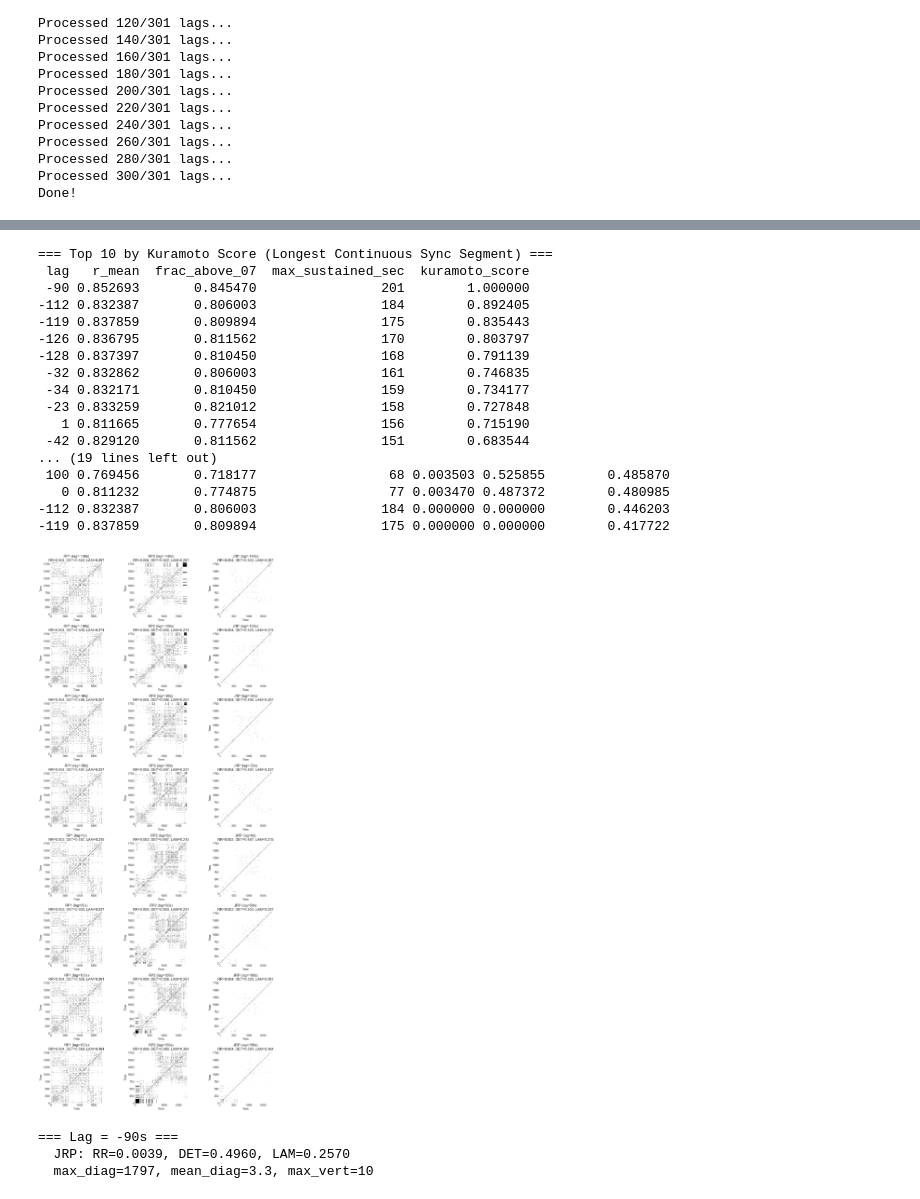
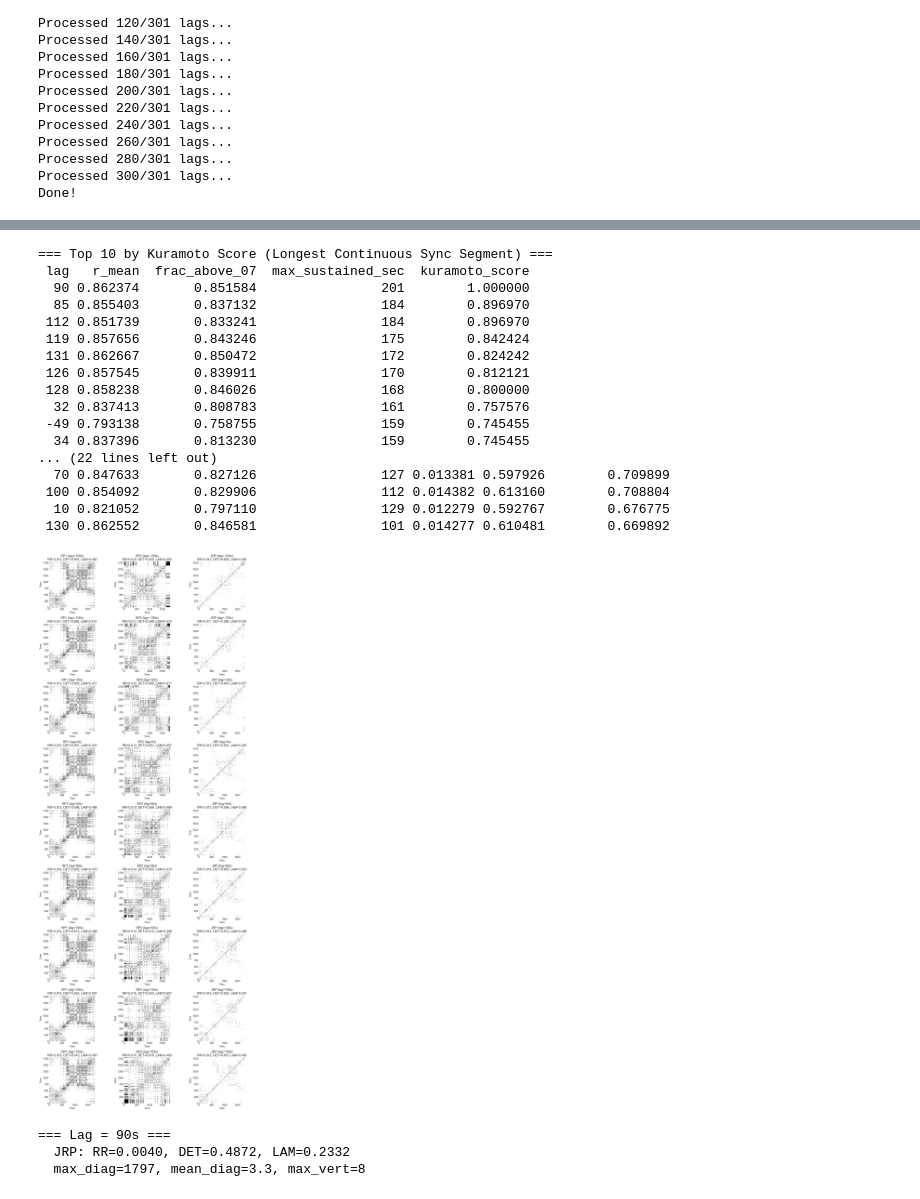
Before and after one commit to dgarciacesga/synch_delay, a Jupyter notebook: notebooks/kuramoto_jrp_analysis_T11_T12.ipynb, the cells around one changed output, grey strips where cells are left out. Drawn from its saved outputs; the diff is of its cells as text; code cells hidden in the pictures.

```diff
--- a/notebooks/kuramoto_jrp_analysis_T11_T12.ipynb
+++ b/notebooks/kuramoto_jrp_analysis_T11_T12.ipynb
@@ -46,8 +46,8 @@ df_hour = df.loc[start_time:end_time].copy()
 print(f'Window: {df_hour.index[0]} to {df_hour.index[-1]}')
 print(f'Length: {len(df_hour)} samples')
 
-s1 = pd.Series(df_hour['FormacionMWEntT11TempPV'].values).interpolate().values
-s2 = pd.Series(df_hour['FormacionMWSalT12TempPV'].values).interpolate().values
+s1 = pd.Series(df_hour['FormacionMWSalT12TempPV'].values).interpolate().values
+s2 = pd.Series(df_hour['FormacionMWEntT11TempPV'].values).interpolate().values
 
 # Normalize to [-1, 1] centered at 0
 def normalize_zero_centered(x):
@@ -187,8 +187,8 @@ s2_emb = embed_time_series(s2_norm, m=m, tau=tau)
 
 print(f'Embedded shapes: s1={s1_emb.shape}, s2={s2_emb.shape}')
 
-rp1, thresh1 = recurrence_plot(s1_emb, rate=0.05)
-rp2, thresh2 = recurrence_plot(s2_emb, rate=0.05)
+rp1, thresh1 = recurrence_plot(s1_emb, rate=0.1)
+rp2, thresh2 = recurrence_plot(s2_emb, rate=0.1)
 jrp = joint_recurrence_plot(rp1, rp2)
 
 metrics = jrp_rqa_metrics(jrp)
@@ -250,13 +250,13 @@ for lag in lags:
 
     # --- JRP (only compute at coarser resolution for speed) ---
     jrp_metrics = {'RR': 0, 'DET': 0, 'LAM': 0, 'max_diag': 0}
-    if lag % 50 == 0:  # Compute JRP every 50 seconds
+    if lag % 10 == 0:  # Compute JRP every 10 seconds
         try:
             s2_emb = embed_time_series(s2_shifted, m=m, tau=tau)
             min_len = min(len(s1_emb), len(s2_emb))
             if min_len > 100:
-                rp1, _ = recurrence_plot(s1_emb[:min_len], rate=0.05)
-                rp2, _ = recurrence_plot(s2_emb[:min_len], rate=0.05)
+                rp1, _ = recurrence_plot(s1_emb[:min_len], rate=0.1)
+                rp2, _ = recurrence_plot(s2_emb[:min_len], rate=0.1)
                 jrp = joint_recurrence_plot(rp1, rp2)
                 jrp_metrics = jrp_rqa_metrics(jrp)
         except:
@@ -399,28 +399,28 @@ print(results_df.nlargest(10, 'combined_score')[['lag', 'r_mean', 'frac_above_07
 # %% [output]
 === Top 10 by Kuramoto Score (Longest Continuous Sync Segment) ===
  lag   r_mean  frac_above_07  max_sustained_sec  kuramoto_score
- -90 0.852693       0.845470                201        1.000000
--112 0.832387       0.806003                184        0.892405
--119 0.837859       0.809894                175        0.835443
--126 0.836795       0.811562                170        0.803797
--128 0.837397       0.810450                168        0.791139
- -32 0.832862       0.806003                161        0.746835
- -34 0.832171       0.810450                159        0.734177
- -23 0.833259       0.821012                158        0.727848
-   1 0.811665       0.777654                156        0.715190
- -42 0.829120       0.811562                151        0.683544
-... (19 lines left out)
- 100 0.769456       0.718177                 68 0.003503 0.525855        0.485870
-   0 0.811232       0.774875                 77 0.003470 0.487372        0.480985
--112 0.832387       0.806003                184 0.000000 0.000000        0.446203
--119 0.837859       0.809894                175 0.000000 0.000000        0.417722
+  90 0.862374       0.851584                201        1.000000
+  85 0.855403       0.837132                184        0.896970
+ 112 0.851739       0.833241                184        0.896970
+ 119 0.857656       0.843246                175        0.842424
+ 131 0.862667       0.850472                172        0.824242
+ 126 0.857545       0.839911                170        0.812121
+ 128 0.858238       0.846026                168        0.800000
+  32 0.837413       0.808783                161        0.757576
+ -49 0.793138       0.758755                159        0.745455
+  34 0.837396       0.813230                159        0.745455
+... (22 lines left out)
+  70 0.847633       0.827126                127 0.013381 0.597926        0.709899
+ 100 0.854092       0.829906                112 0.014382 0.613160        0.708804
+  10 0.821052       0.797110                129 0.012279 0.592767        0.676775
+ 130 0.862552       0.846581                101 0.014277 0.610481        0.669892
 # %%
 # Detailed JRP visualization at key lags
 # Include best Kuramoto lag (max_sustained) and best JRP lag
 best_kuramoto_lag = int(results_df.loc[results_df['kuramoto_score'].idxmax(), 'lag'])
 best_jrp_lag = int(jrp_scored.loc[jrp_scored['jrp_score'].idxmax(), 'lag']) if len(jrp_scored) > 0 else 0
 
-key_lags = [-140, -100, -50, 0, 50, 100, 150, best_kuramoto_lag, best_jrp_lag]
+key_lags = [-150, -100, -50, 0, 50, 100, 150, best_kuramoto_lag, best_jrp_lag]
 key_lags = sorted(set([l for l in key_lags if -max_lag <= l <= max_lag]))
 
 fig, axes = plt.subplots(len(key_lags), 3, figsize=(15, 4*len(key_lags)))
@@ -430,36 +430,36 @@ if len(key_lags) == 1:
 for idx, lag in enumerate(key_lags):
     if lag > 0:
         s2_shifted = np.concatenate([np.full(lag, np.nan), s2_norm[:-lag]])
     elif lag < 0:
         s2_shifted = np.concatenate([s2_norm[-lag:], np.full(-lag, np.nan)])
     else:
         s2_shifted = s2_norm.copy()
     s2_shifted = pd.Series(s2_shifted).interpolate(limit_direction='both').values
 
     s1_emb = embed_time_series(s1_norm, m=m, tau=tau)
     s2_emb = embed_time_series(s2_shifted, m=m, tau=tau)
     min_len = min(len(s1_emb), len(s2_emb))
 
     if min_len > 50:
-        rp1, _ = recurrence_plot(s1_emb[:min_len], rate=0.05)
-        rp2, _ = recurrence_plot(s2_emb[:min_len], rate=0.05)
+        rp1, _ = recurrence_plot(s1_emb[:min_len], rate=0.1)
+        rp2, _ = recurrence_plot(s2_emb[:min_len], rate=0.1)
         jrp = joint_recurrence_plot(rp1, rp2)
         metrics = jrp_rqa_metrics(jrp)
 
         for ax, rp, title in zip(axes[idx], [rp1, rp2, jrp],
                                   [f'RP1 (lag={lag}s)', f'RP2 (lag={lag}s)', f'JRP (lag={lag}s)']):
             im = ax.imshow(rp.T, origin='lower', cmap='binary', aspect='equal', interpolation='nearest')
             ax.set_title(f'{title}\nRR={metrics["RR"]:.3f}, DET={metrics["DET"]:.3f}, LAM={metrics["LAM"]:.3f}')
             ax.set_xlabel('Time')
             ax.set_ylabel('Time')
     else:
         for ax in axes[idx]:
             ax.text(0.5, 0.5, 'Too short', ha='center', va='center')
 
 plt.tight_layout()
 plt.show()
 # %% [output]
-[figure, old version]
+[figure, new version]
 # %%
 # JRP at best Kuramoto lag (max_sustained)
 best_kuramoto_lag = int(results_df.loc[results_df['kuramoto_score'].idxmax(), 'lag'])
@@ -487,9 +487,9 @@ for lag in [best_kuramoto_lag]:
         print(f'  JRP: RR={metrics["RR"]:.4f}, DET={metrics["DET"]:.4f}, LAM={metrics["LAM"]:.4f}')
         print(f'  max_diag={metrics["max_diag"]}, mean_diag={metrics["mean_diag"]:.1f}, max_vert={metrics["max_vert"]}')
 # %% [output]
-=== Lag = -90s ===
-  JRP: RR=0.0039, DET=0.4960, LAM=0.2570
-  max_diag=1797, mean_diag=3.3, max_vert=10
+=== Lag = 90s ===
+  JRP: RR=0.0040, DET=0.4872, LAM=0.2332
+  max_diag=1797, mean_diag=3.3, max_vert=8
 # %%
 # Save results
 results_df.to_parquet('../data/kuramoto_jrp_lag_sweep_T11_T12.parquet')
```
Also changed, not shown: parts of 5 cells of this notebook, 13 other files.
